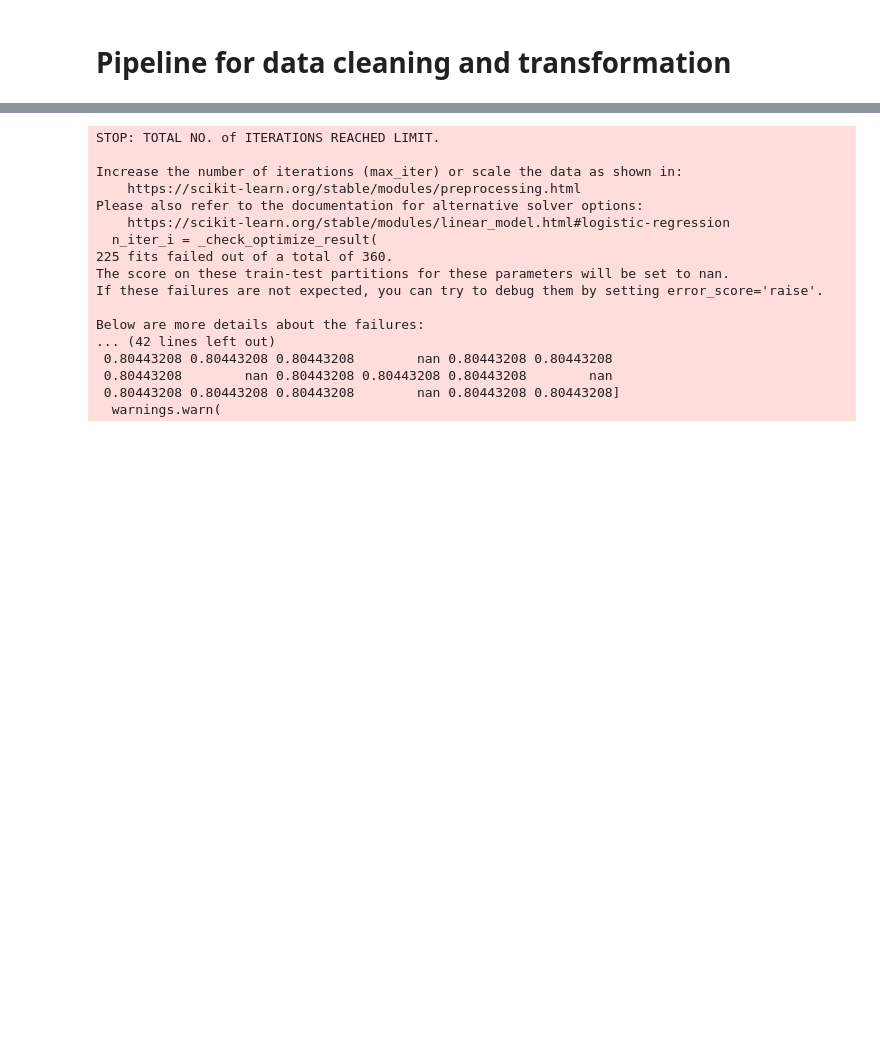
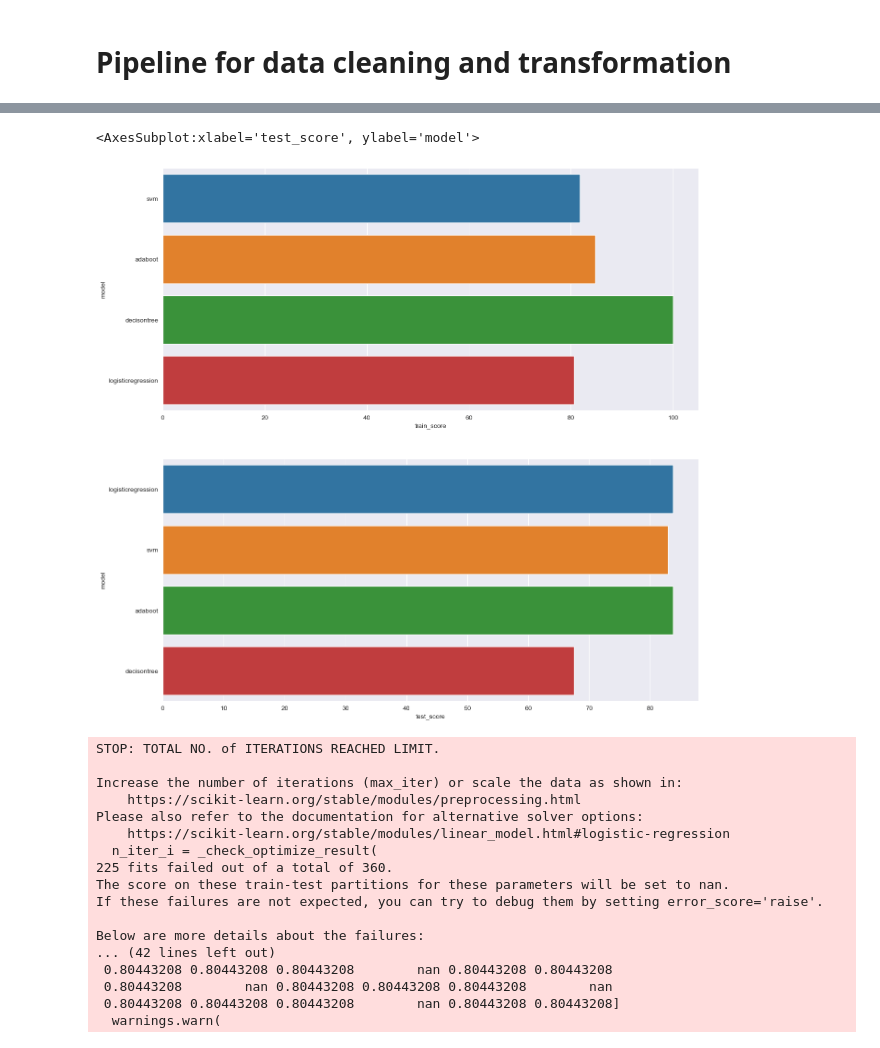
Before and after one commit to kazeemolaitanmusbau/Loan-Eligibility-Prediction-Using-Machine-Learning, a Jupyter notebook: Jupyter NoteBook Model.ipynb, the cells around one changed output, grey strips where cells are left out. Saved outputs shown, nothing was run; the diff lists cells and outputs as text; code cells hidden in the pictures; blank space fills up the shorter version.

```diff
--- a/Jupyter NoteBook Model.ipynb
+++ b/Jupyter NoteBook Model.ipynb
@@ -147,3 +155,11 @@ result_df = pd.DataFrame({
+# %%
+fig, ax = plt.subplots(figsize=(15, 15), ncols=1, nrows=2)
+sns.barplot(data=result_df, y="model", x="train_score", ax=ax[0])
+sns.barplot(data=result_df, y="model", x="test_score", ax=ax[1],
+            order=result_df.sort_values("train_score", ascending=True).model)
+# %% [output]
+<AxesSubplot:xlabel='test_score', ylabel='model'>
+[figure, added]
 # %%
  modl =  best_estimators['logisticregression'][0]
 # %%
```
Also changed, not shown: parts of 1 cell of this notebook.
